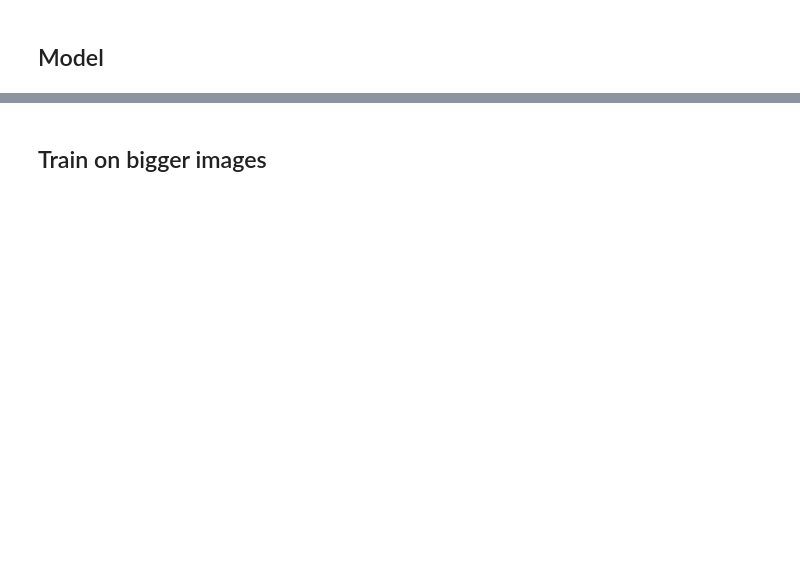
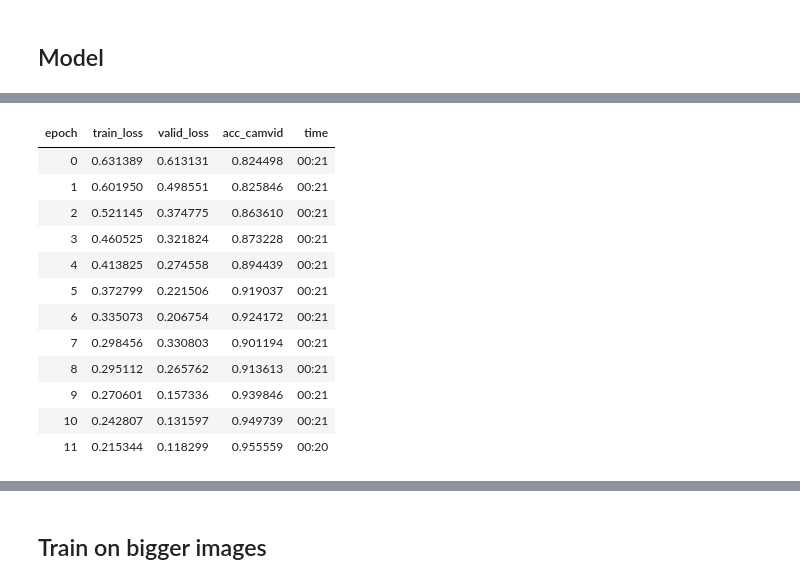
Before and after one commit to massirism/DeTodoUnPoco, a Jupyter notebook: Unet_Image_segmentation.ipynb, the cells around one changed output, grey strips where cells are left out. Drawn from its saved outputs; the diff is of its cells as text; code cells hidden in the pictures; blank space fills up the shorter version.

```diff
--- a/Unet_Image_segmentation.ipynb
+++ b/Unet_Image_segmentation.ipynb
@@ -183,4 +249,18 @@ learn.recorder.plot()
 # %%
-learn.fit_one_cycle(12, slice(lr/400, lr/4), pct_start=0.8)
+learn.fit_one_cycle(12, slice(lr/300, lr/3), pct_start=0.8)
+# %% [output]
+| epoch | train_loss | valid_loss | acc_camvid | time |
+| 0 | 0.631389 | 0.613131 | 0.824498 | 00:21 |
+| 1 | 0.601950 | 0.498551 | 0.825846 | 00:21 |
+| 2 | 0.521145 | 0.374775 | 0.863610 | 00:21 |
+| 3 | 0.460525 | 0.321824 | 0.873228 | 00:21 |
+| 4 | 0.413825 | 0.274558 | 0.894439 | 00:21 |
+| 5 | 0.372799 | 0.221506 | 0.919037 | 00:21 |
+| 6 | 0.335073 | 0.206754 | 0.924172 | 00:21 |
+| 7 | 0.298456 | 0.330803 | 0.901194 | 00:21 |
+| 8 | 0.295112 | 0.265762 | 0.913613 | 00:21 |
+| 9 | 0.270601 | 0.157336 | 0.939846 | 00:21 |
+| 10 | 0.242807 | 0.131597 | 0.949739 | 00:21 |
+| 11 | 0.215344 | 0.118299 | 0.955559 | 00:20 |
 # %%
 learn.show_results(rows=3, figsize=(10, 10))
```
Also changed, not shown: parts of 42 cells of this notebook.
